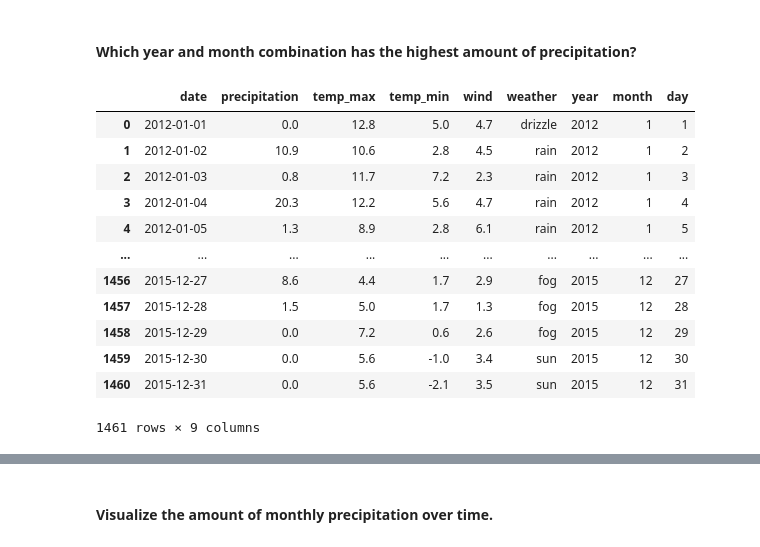
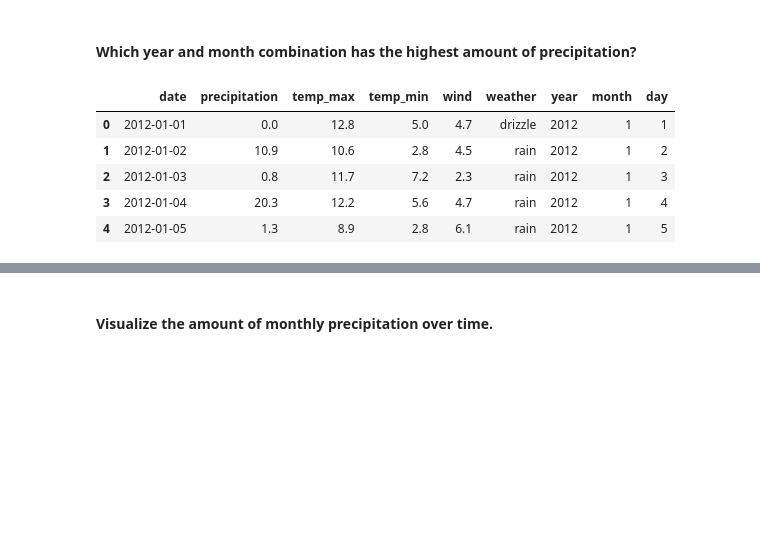
Before and after one commit to etclark3/time-series-exercises, a Jupyter notebook: time-series.ipynb, the cells around one changed output, grey strips where cells are left out. Saved outputs shown, nothing was run; the diff lists cells and outputs as text; code cells hidden in the pictures; blank space fills up the shorter version.

```diff
--- a/time-series.ipynb
+++ b/time-series.ipynb
@@ -365,21 +427,14 @@ se['year'] = se.date.dt.year
 se['month'] = se.date.dt.month
 se['day'] = se.date.dt.day
 # %%
-se
+se.head()
 # %% [output]
 |  | date | precipitation | temp_max | temp_min | wind | weather | year | month | day |
 | 0 | 2012-01-01 | 0.0 | 12.8 | 5.0 | 4.7 | drizzle | 2012 | 1 | 1 |
 | 1 | 2012-01-02 | 10.9 | 10.6 | 2.8 | 4.5 | rain | 2012 | 1 | 2 |
 | 2 | 2012-01-03 | 0.8 | 11.7 | 7.2 | 2.3 | rain | 2012 | 1 | 3 |
 | 3 | 2012-01-04 | 20.3 | 12.2 | 5.6 | 4.7 | rain | 2012 | 1 | 4 |
 | 4 | 2012-01-05 | 1.3 | 8.9 | 2.8 | 6.1 | rain | 2012 | 1 | 5 |
-| ... | ... | ... | ... | ... | ... | ... | ... | ... | ... |
-| 1456 | 2015-12-27 | 8.6 | 4.4 | 1.7 | 2.9 | fog | 2015 | 12 | 27 |
-| 1457 | 2015-12-28 | 1.5 | 5.0 | 1.7 | 1.3 | fog | 2015 | 12 | 28 |
-| 1458 | 2015-12-29 | 0.0 | 7.2 | 0.6 | 2.6 | fog | 2015 | 12 | 29 |
-| 1459 | 2015-12-30 | 0.0 | 5.6 | -1.0 | 3.4 | sun | 2015 | 12 | 30 |
-| 1460 | 2015-12-31 | 0.0 | 5.6 | -2.1 | 3.5 | sun | 2015 | 12 | 31 |
-1461 rows × 9 columns
 # %%
 se = se.set_index('date')
 # %%
```
Also changed, not shown: parts of 60 cells of this notebook.
